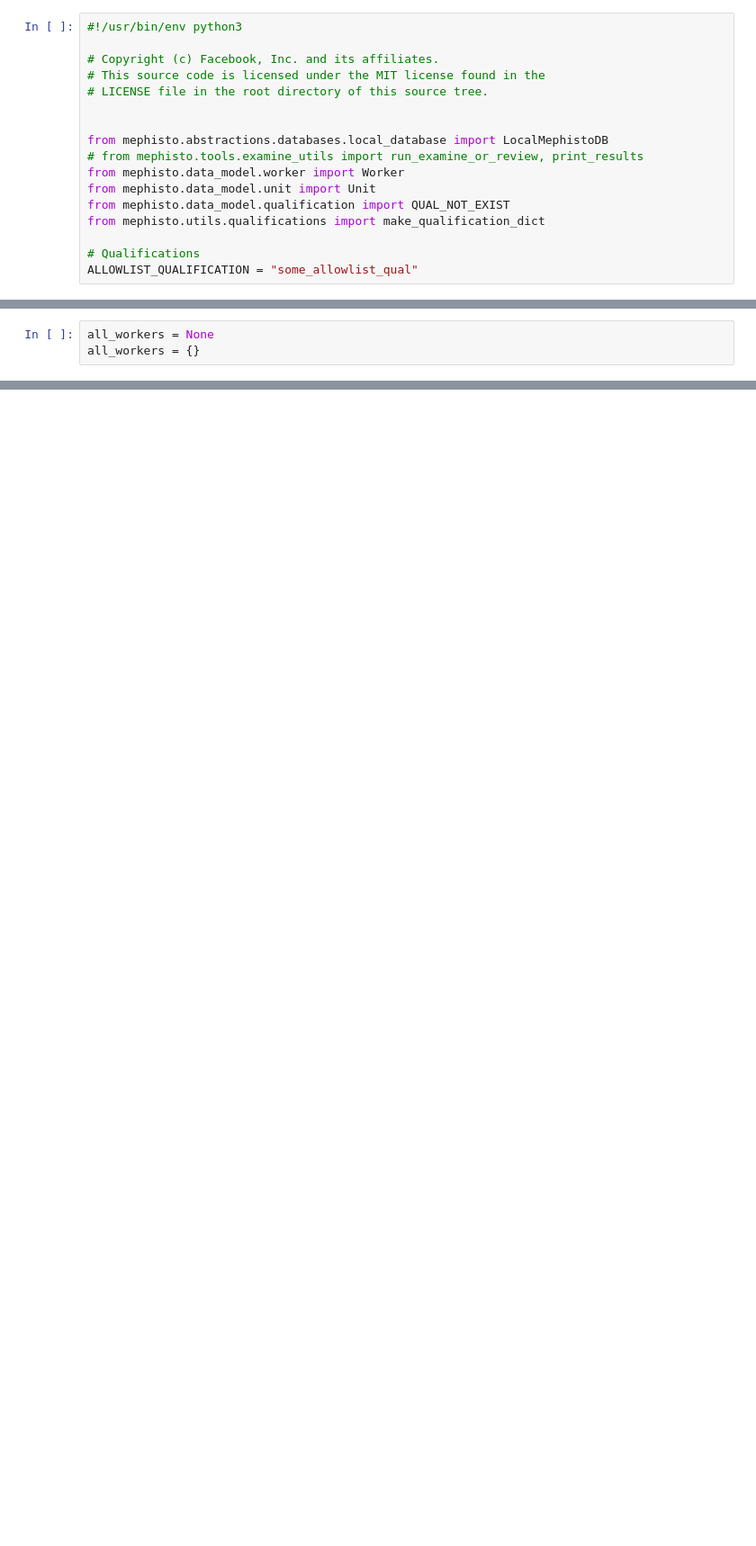
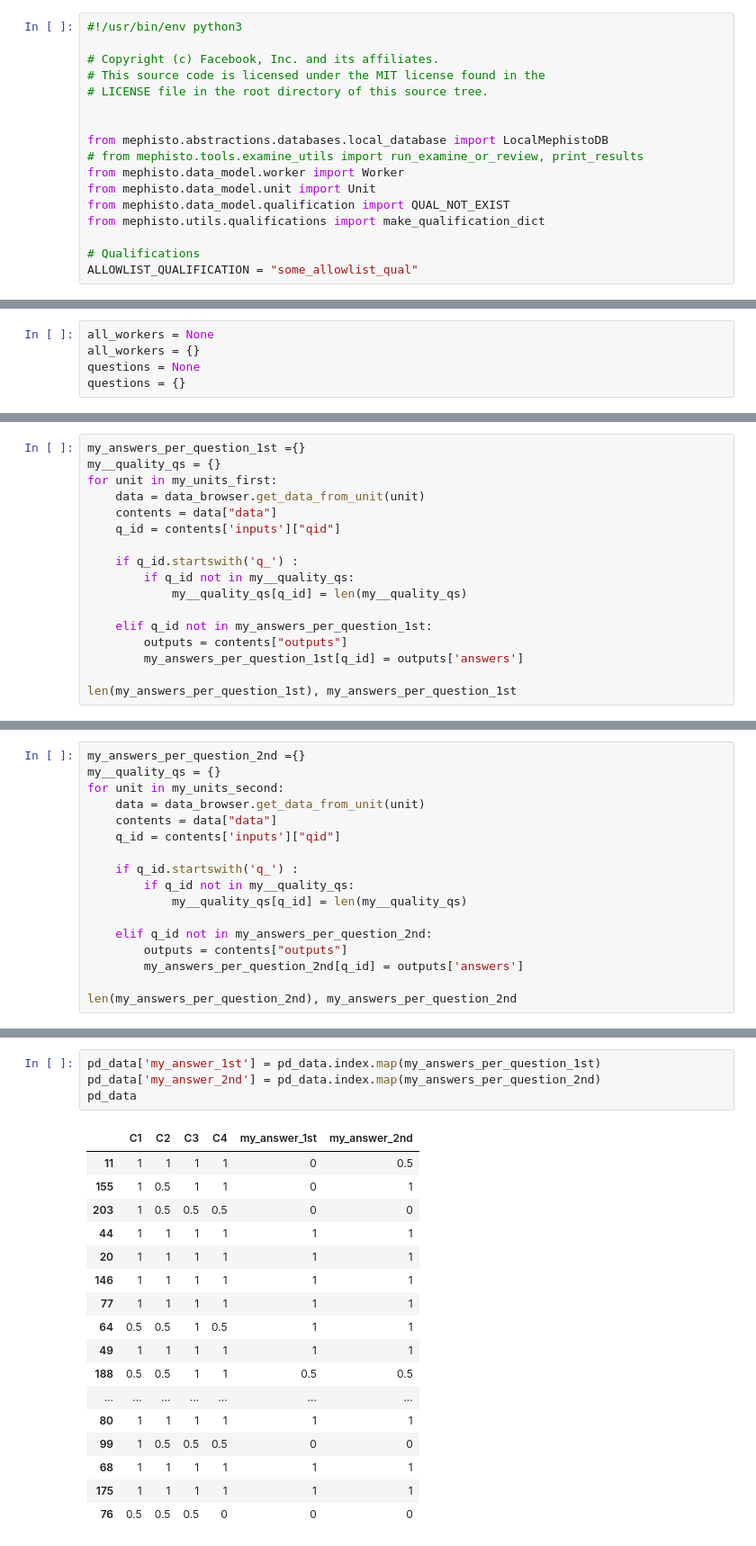
Before and after one commit to malikaltakrori/Mephisto, a Jupyter notebook: QaTask/examples/simple_static_task/examin_data.ipynb, the cells around one changed output, grey strips where cells are left out. Shown at 90% size. Cells and saved outputs as stored; diff of their text form; blank space fills up the shorter version.

```diff
--- a/QaTask/examples/simple_static_task/examin_data.ipynb
+++ b/QaTask/examples/simple_static_task/examin_data.ipynb
@@ -311,4 +482,6 @@ def run_examine_or_review(
 # %%
 all_workers = None
 all_workers = {}
+questions = None
+questions = {}
 # %%
@@ -376,0 +719,17 @@ all_workers
+# %%
+my_answers_per_question_1st ={}
+my__quality_qs = {}
+for unit in my_units_first:
+    data = data_browser.get_data_from_unit(unit)
+    contents = data["data"]
+    q_id = contents['inputs']["qid"]
+
+    if q_id.startswith('q_') :
+        if q_id not in my__quality_qs:
+            my__quality_qs[q_id] = len(my__quality_qs)
+
+    elif q_id not in my_answers_per_question_1st:
+        outputs = contents["outputs"]
+        my_answers_per_question_1st[q_id] = outputs['answers']
+
+len(my_answers_per_question_1st), my_answers_per_question_1st
@@ -376,0 +754,17 @@ all_workers
+# %%
+my_answers_per_question_2nd ={}
+my__quality_qs = {}
+for unit in my_units_second:
+    data = data_browser.get_data_from_unit(unit)
+    contents = data["data"]
+    q_id = contents['inputs']["qid"]
+
+    if q_id.startswith('q_') :
+        if q_id not in my__quality_qs:
+            my__quality_qs[q_id] = len(my__quality_qs)
+
+    elif q_id not in my_answers_per_question_2nd:
+        outputs = contents["outputs"]
+        my_answers_per_question_2nd[q_id] = outputs['answers']
+
+len(my_answers_per_question_2nd), my_answers_per_question_2nd
@@ -376,0 +937,22 @@ all_workers
+# %%
+pd_data['my_answer_1st'] = pd_data.index.map(my_answers_per_question_1st)
+pd_data['my_answer_2nd'] = pd_data.index.map(my_answers_per_question_2nd)
+pd_data
+# %% [output]
+|  | C1 | C2 | C3 | C4 | my_answer_1st | my_answer_2nd |
+| 11 | 1 | 1 | 1 | 1 | 0 | 0.5 |
+| 155 | 1 | 0.5 | 1 | 1 | 0 | 1 |
+| 203 | 1 | 0.5 | 0.5 | 0.5 | 0 | 0 |
+| 44 | 1 | 1 | 1 | 1 | 1 | 1 |
+| 20 | 1 | 1 | 1 | 1 | 1 | 1 |
+| 146 | 1 | 1 | 1 | 1 | 1 | 1 |
+| 77 | 1 | 1 | 1 | 1 | 1 | 1 |
+| 64 | 0.5 | 0.5 | 1 | 0.5 | 1 | 1 |
+| 49 | 1 | 1 | 1 | 1 | 1 | 1 |
+| 188 | 0.5 | 0.5 | 1 | 1 | 0.5 | 0.5 |
+| ... | ... | ... | ... | ... | ... | ... |
+| 80 | 1 | 1 | 1 | 1 | 1 | 1 |
+| 99 | 1 | 0.5 | 0.5 | 0.5 | 0 | 0 |
+| 68 | 1 | 1 | 1 | 1 | 1 | 1 |
+| 175 | 1 | 1 | 1 | 1 | 1 | 1 |
+| 76 | 0.5 | 0.5 | 0.5 | 0 | 0 | 0 |
```
Also changed, not shown: parts of 73 cells of this notebook, 10 other files.
